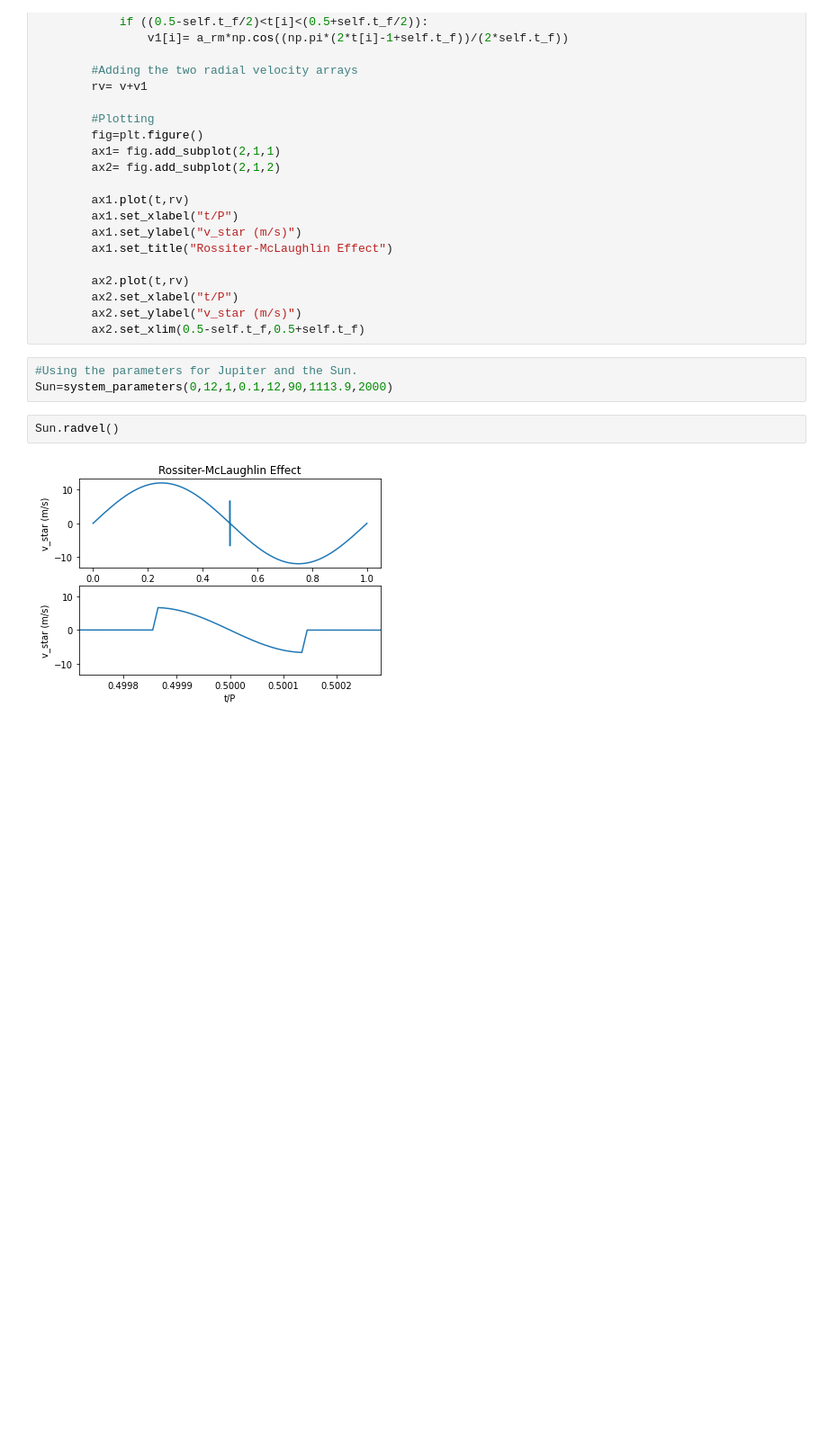
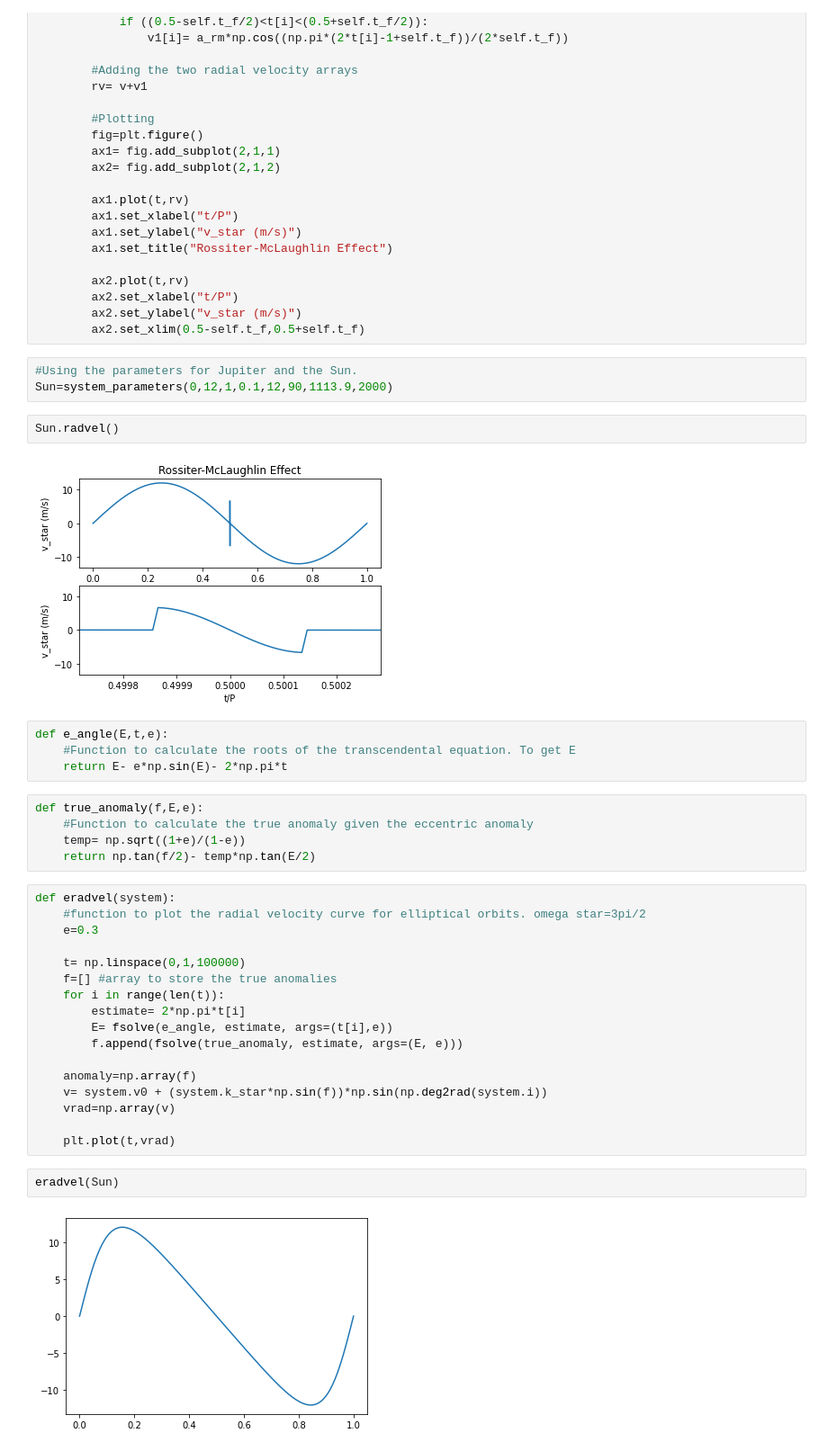
Before and after one commit to vaishnavvrao/Exoplanets_krittika, a Jupyter notebook: Redshift Variation.ipynb, the cells around one changed output. Shown: that part at 90% size. Cells and saved outputs as stored; diff of their text form; blank space fills up the shorter version.

Commit message:
Eccentricity added to radial velocity plot

```diff
--- a/Redshift Variation.ipynb
+++ b/Redshift Variation.ipynb
@@ -74,3 +75,33 @@ Sun=system_parameters(0,12,1,0.1,12,90,1113.9,2000)
 Sun.radvel()
 # %% [output]
 [figure]
+# %%
+def e_angle(E,t,e):
+    #Function to calculate the roots of the transcendental equation. To get E
+    return E- e*np.sin(E)- 2*np.pi*t
+# %%
+def true_anomaly(f,E,e):
+    #Function to calculate the true anomaly given the eccentric anomaly
+    temp= np.sqrt((1+e)/(1-e))
+    return np.tan(f/2)- temp*np.tan(E/2)
+# %%
+def eradvel(system):
+    #function to plot the radial velocity curve for elliptical orbits. omega star=3pi/2
+    e=0.3
+
+    t= np.linspace(0,1,100000)
+    f=[] #array to store the true anomalies
+    for i in range(len(t)):
+        estimate= 2*np.pi*t[i]
+        E= fsolve(e_angle, estimate, args=(t[i],e))
+        f.append(fsolve(true_anomaly, estimate, args=(E, e)))
+
+    anomaly=np.array(f)
+    v= system.v0 + (system.k_star*np.sin(f))*np.sin(np.deg2rad(system.i))
+    vrad=np.array(v)
+
+    plt.plot(t,vrad)
+# %%
+eradvel(Sun)
+# %% [output]
+[figure, added]
```
Also changed, not shown: parts of 1 cell of this notebook.
